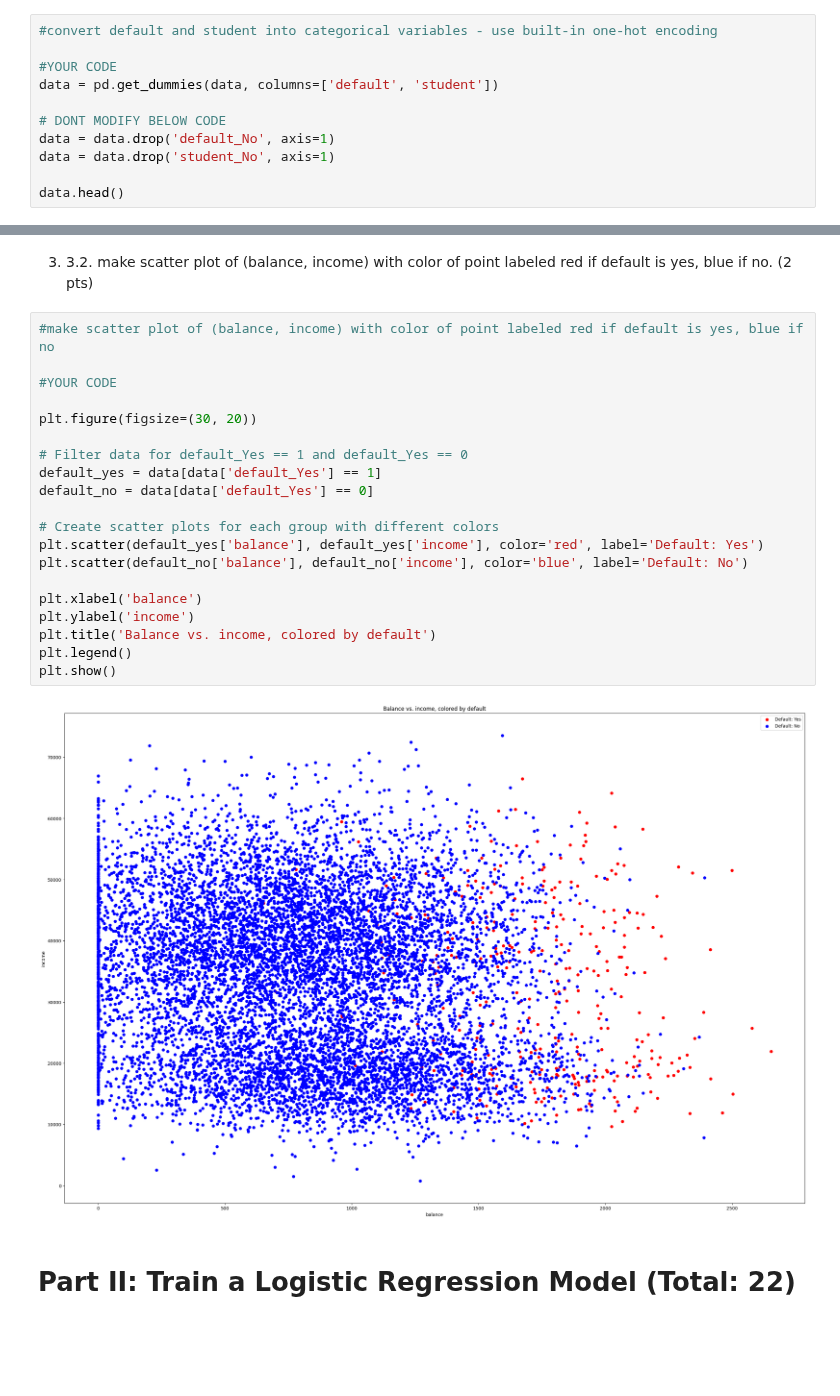
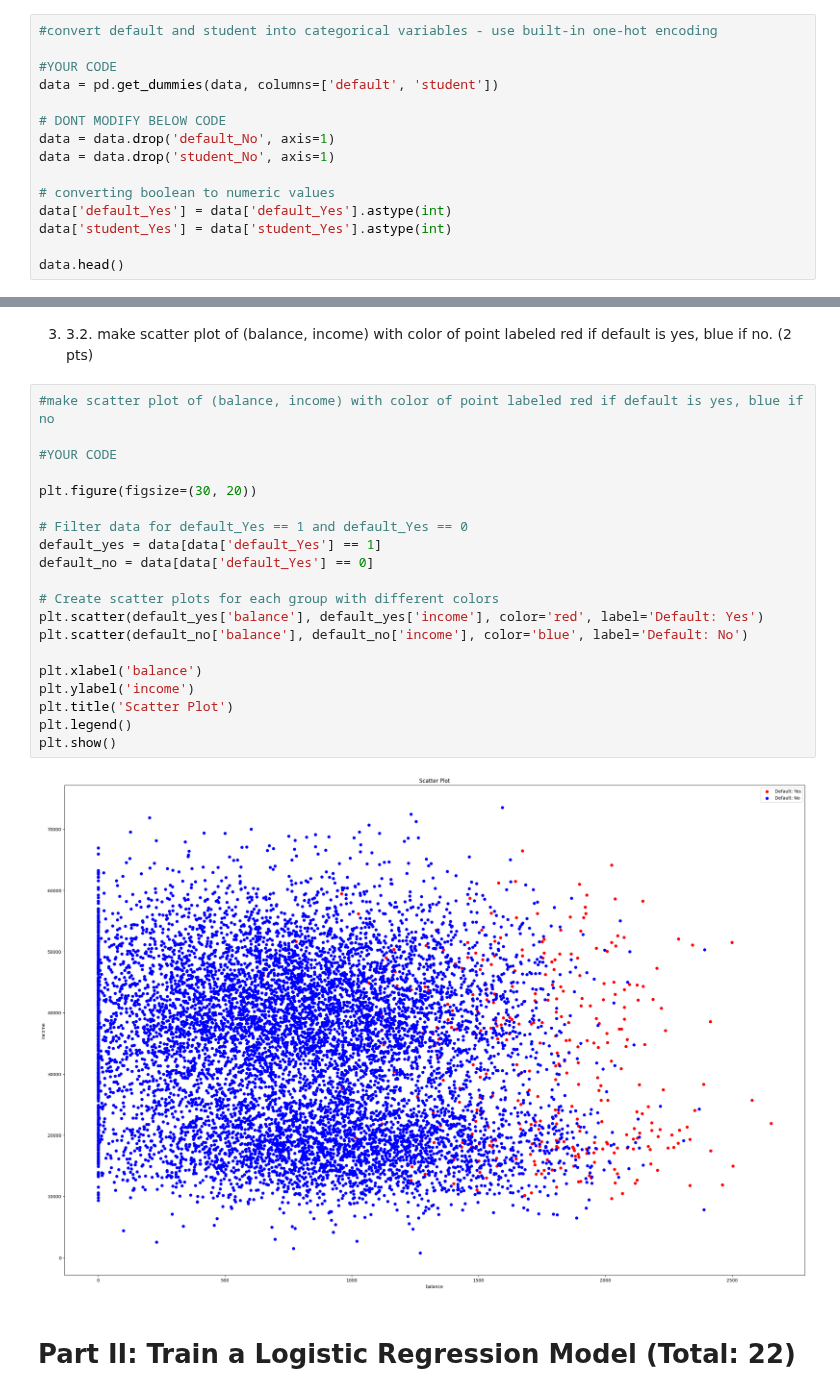
Before and after one commit to khetansarvesh/msml_602, a Jupyter notebook: HW4/Homework4_Part02_Classification_DATA602__121124586_Khetan.ipynb, the cells around one changed output, grey strips where cells are left out. Saved outputs shown, nothing was run; the diff lists cells and outputs as text; blank space fills up the shorter version.

```diff
--- a/HW4/Homework4_Part02_Classification_DATA602__121124586_Khetan.ipynb
+++ b/HW4/Homework4_Part02_Classification_DATA602__121124586_Khetan.ipynb
@@ -29,6 +29,10 @@ data = pd.get_dummies(data, columns=['default', 'student'])
 data = data.drop('default_No', axis=1)
 data = data.drop('student_No', axis=1)
 
+# converting boolean to numeric values
+data['default_Yes'] = data['default_Yes'].astype(int)
+data['student_Yes'] = data['student_Yes'].astype(int)
+
 data.head()
 # %% [output]
 |  | balance | income | default_Yes | student_Yes |
@@ -55,25 +59,25 @@ plt.show()
 # %%
 #make scatter plot of (balance, income) with color of point labeled red if default is yes, blue if no
 
 #YOUR CODE
 
 plt.figure(figsize=(30, 20))
 
 # Filter data for default_Yes == 1 and default_Yes == 0
 default_yes = data[data['default_Yes'] == 1]
 default_no = data[data['default_Yes'] == 0]
 
 # Create scatter plots for each group with different colors
 plt.scatter(default_yes['balance'], default_yes['income'], color='red', label='Default: Yes')
 plt.scatter(default_no['balance'], default_no['income'], color='blue', label='Default: No')
 
 plt.xlabel('balance')
 plt.ylabel('income')
-plt.title('Balance vs. income, colored by default')
+plt.title('Scatter Plot')
 plt.legend()
 plt.show()
 # %% [output]
-[figure, old version]
+[figure, new version]
 # %% [markdown]
 # Part II: Train a Logistic Regression Model  (Total: 22)
 # %% [markdown]
```
Also changed, not shown: parts of 11 cells of this notebook.
